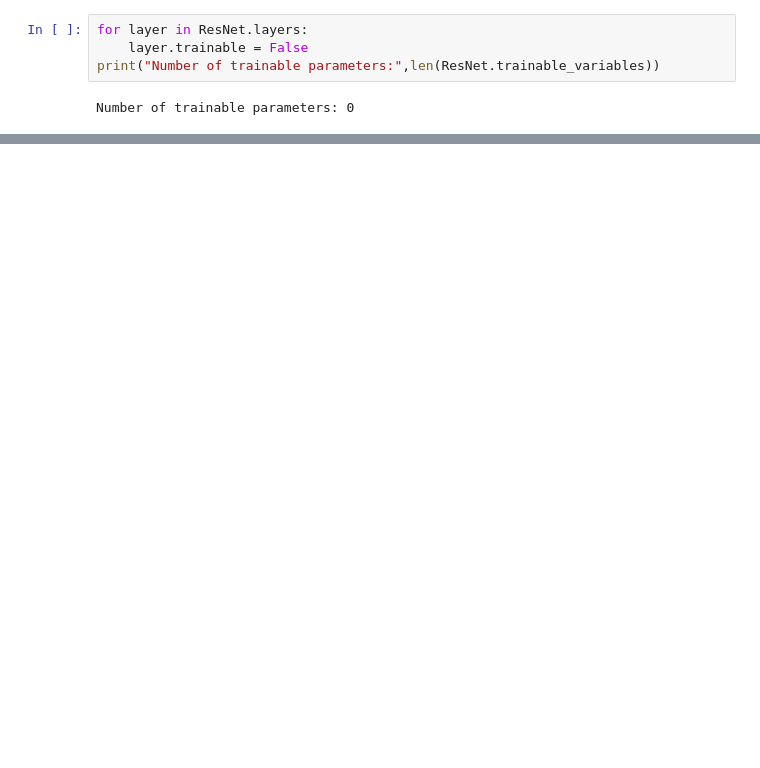
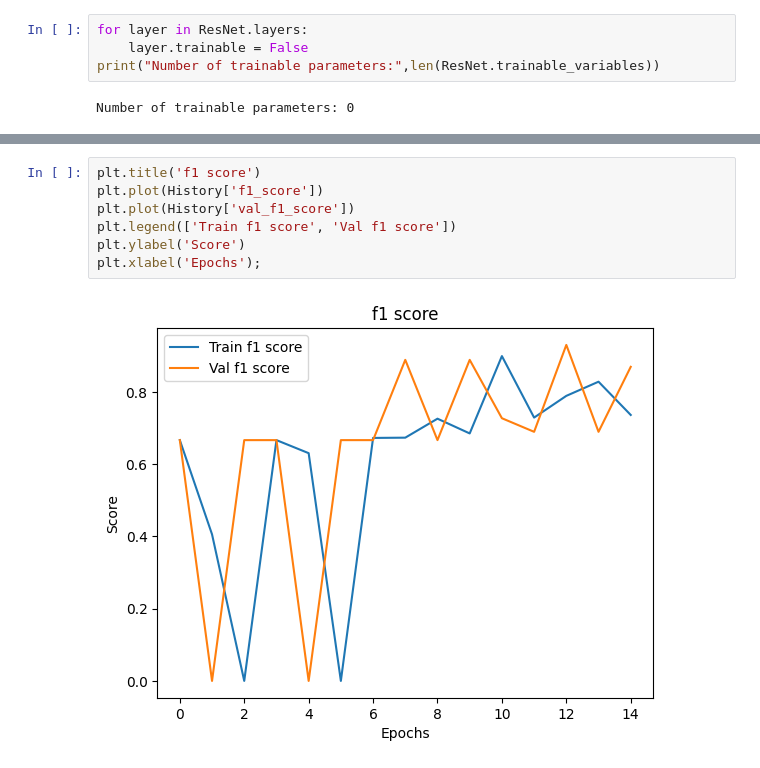
Before and after one commit to arihant1805/COVID-Detection, a Jupyter notebook: Code.ipynb, the cells around one changed output, grey strips where cells are left out. Drawn from its saved outputs; the diff is of its cells as text; blank space fills up the shorter version.

```diff
--- a/Code.ipynb
+++ b/Code.ipynb
@@ -136,2 +138,11 @@ plt.xlabel('Epochs');
+# %%
+plt.title('f1 score')
+plt.plot(History['f1_score'])
+plt.plot(History['val_f1_score'])
+plt.legend(['Train f1 score', 'Val f1 score'])
+plt.ylabel('Score')
+plt.xlabel('Epochs');
+# %% [output]
+[figure, added]
 # %%
 y_pred = (model.predict(test_x).reshape(-1,)>=0.5).astype(int)
```
Also changed, not shown: parts of 13 cells of this notebook.
